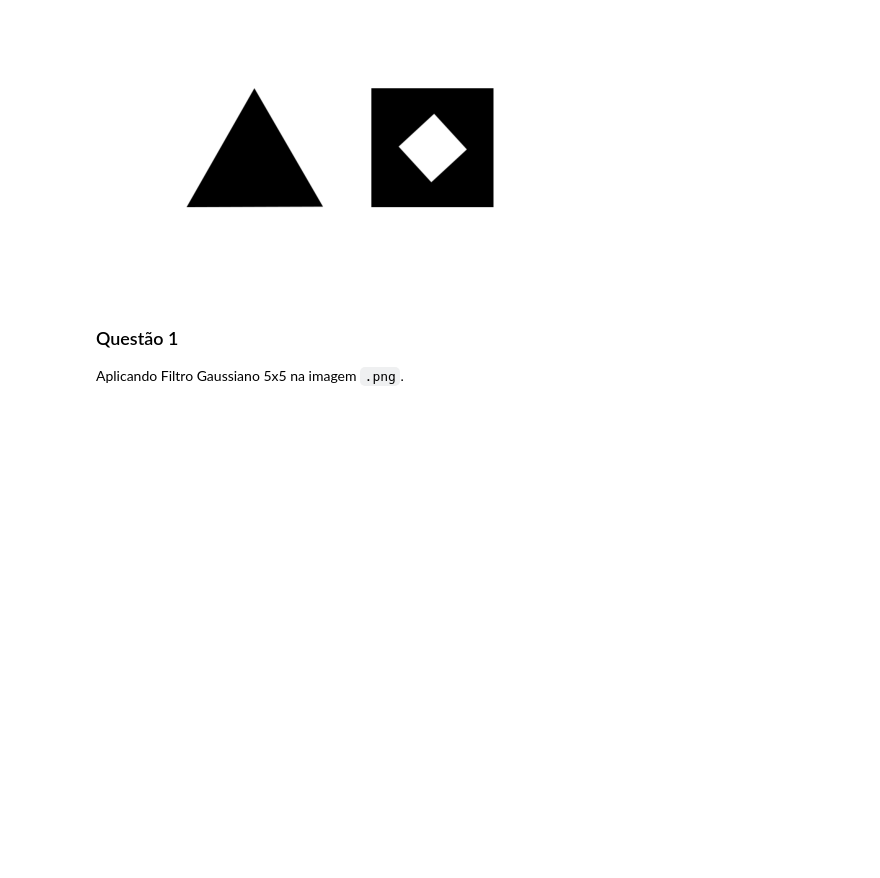
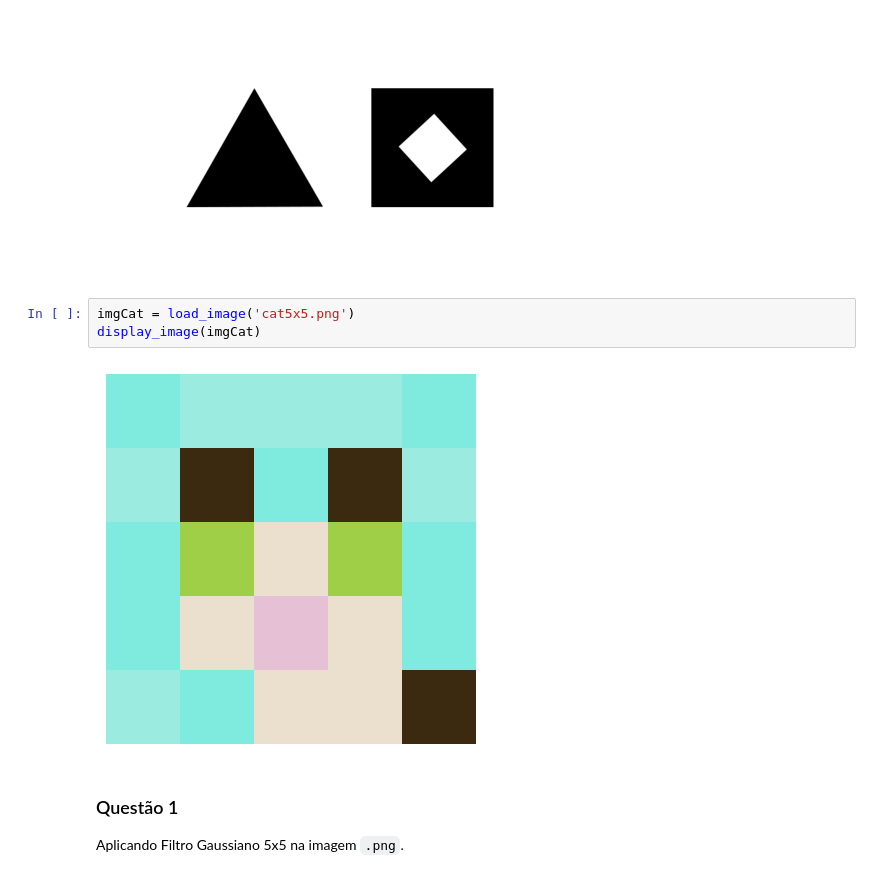
Before and after one commit to BarrosLucas/PracticeHomework, a Jupyter notebook: pdi.ipynb, the cells around one changed output. Drawn from its saved outputs; the diff is of its cells as text; blank space fills up the shorter version.

```diff
--- a/pdi.ipynb
+++ b/pdi.ipynb
@@ -354,6 +354,11 @@ imgPng = load_image('Shapes.png')
 display_image(imgPng)
 # %% [output]
 [figure]
+# %%
+imgCat = load_image('cat5x5.png')
+display_image(imgCat)
+# %% [output]
+[figure, added]
 # %% [markdown]
 ### Questão 1
 
```
Also changed, not shown: parts of 13 cells of this notebook, 1 other file.
